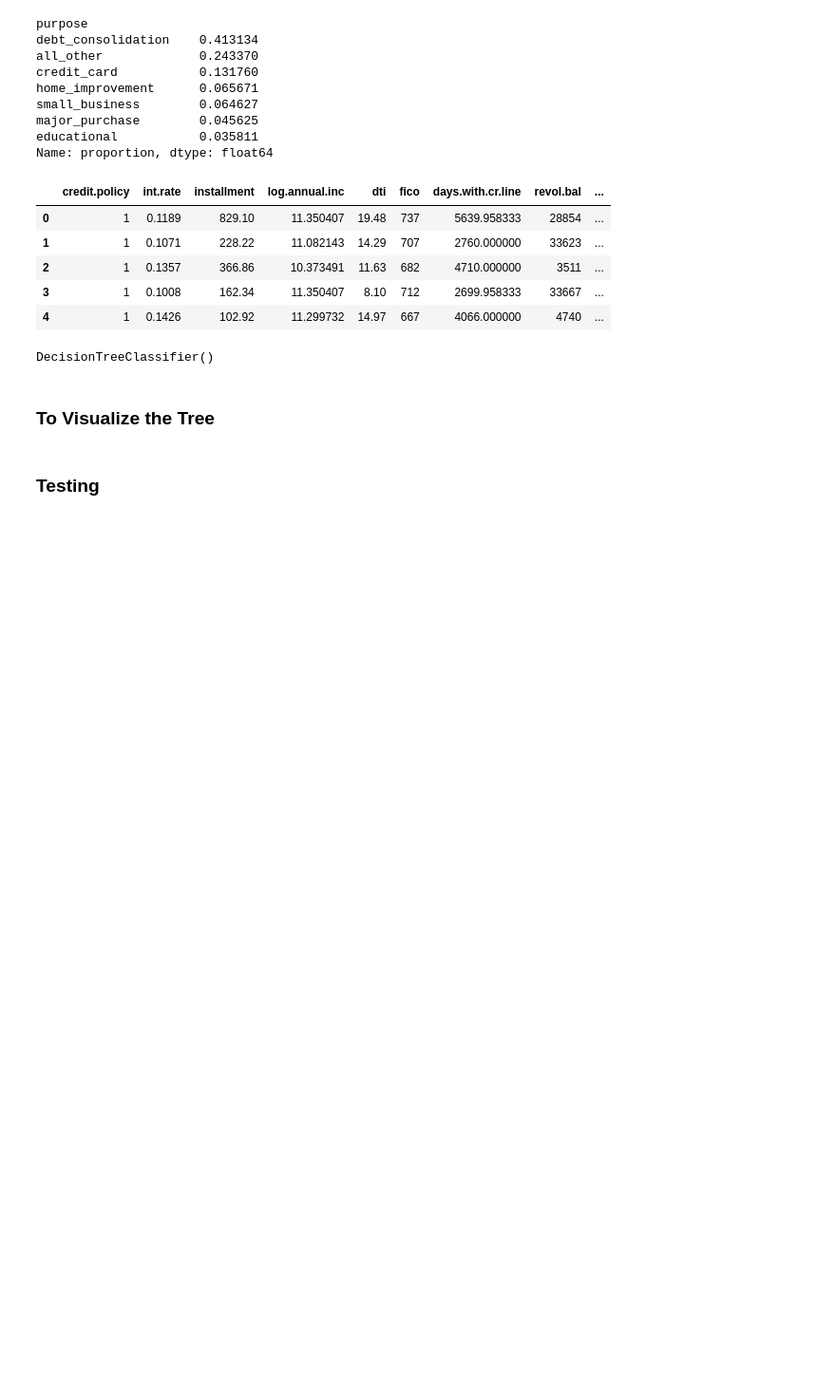
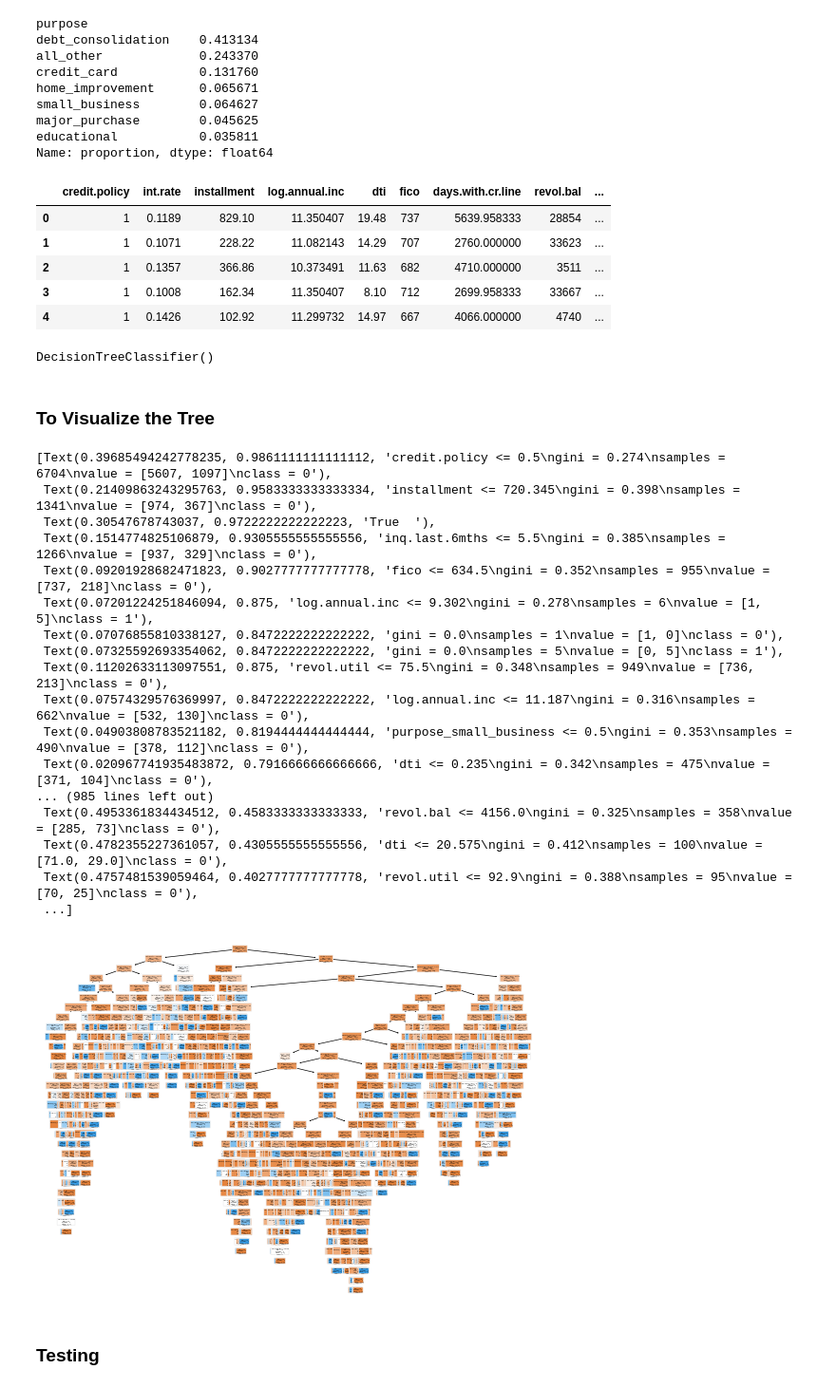
Before and after one commit to sk7-dev/IS670, a Jupyter notebook: Classes/Feb20.ipynb, the cells around one changed output. Shown at 95% size. Saved outputs shown, nothing was run; the diff lists cells and outputs as text; code cells hidden in the pictures; blank space fills up the shorter version.

```diff
--- a/Classes/Feb20.ipynb
+++ b/Classes/Feb20.ipynb
@@ -169,7 +169,26 @@ DecisionTreeClassifier()
 ### **To Visualize the Tree**
 # %%
 from sklearn.tree import plot_tree
-#plot_tree(dtree, feature_names = X_train.columns, class_names = dtree.classes_.astype(str), filled = True, rounded = True)
+plot_tree(dtree, feature_names = X_train.columns, class_names = dtree.classes_.astype(str), filled = True, rounded = True)
+# %% [output]
+[Text(0.39685494242778235, 0.9861111111111112, 'credit.policy <= 0.5\ngini = 0.274\nsamples = 6704\nvalue = [5607, 1097]\nclass = 0'),
+ Text(0.21409863243295763, 0.9583333333333334, 'installment <= 720.345\ngini = 0.398\nsamples = 1341\nvalue = [974, 367]\nclass = 0'),
+ Text(0.30547678743037, 0.9722222222222223, 'True  '),
+ Text(0.1514774825106879, 0.9305555555555556, 'inq.last.6mths <= 5.5\ngini = 0.385\nsamples = 1266\nvalue = [937, 329]\nclass = 0'),
+ Text(0.09201928682471823, 0.9027777777777778, 'fico <= 634.5\ngini = 0.352\nsamples = 955\nvalue = [737, 218]\nclass = 0'),
+ Text(0.07201224251846094, 0.875, 'log.annual.inc <= 9.302\ngini = 0.278\nsamples = 6\nvalue = [1, 5]\nclass = 1'),
+ Text(0.07076855810338127, 0.8472222222222222, 'gini = 0.0\nsamples = 1\nvalue = [1, 0]\nclass = 0'),
+ Text(0.07325592693354062, 0.8472222222222222, 'gini = 0.0\nsamples = 5\nvalue = [0, 5]\nclass = 1'),
+ Text(0.11202633113097551, 0.875, 'revol.util <= 75.5\ngini = 0.348\nsamples = 949\nvalue = [736, 213]\nclass = 0'),
+ Text(0.07574329576369997, 0.8472222222222222, 'log.annual.inc <= 11.187\ngini = 0.316\nsamples = 662\nvalue = [532, 130]\nclass = 0'),
+ Text(0.04903808783521182, 0.8194444444444444, 'purpose_small_business <= 0.5\ngini = 0.353\nsamples = 490\nvalue = [378, 112]\nclass = 0'),
+ Text(0.020967741935483872, 0.7916666666666666, 'dti <= 0.235\ngini = 0.342\nsamples = 475\nvalue = [371, 104]\nclass = 0'),
+... (985 lines left out)
+ Text(0.4953361834434512, 0.4583333333333333, 'revol.bal <= 4156.0\ngini = 0.325\nsamples = 358\nvalue = [285, 73]\nclass = 0'),
+ Text(0.4782355227361057, 0.4305555555555556, 'dti <= 20.575\ngini = 0.412\nsamples = 100\nvalue = [71.0, 29.0]\nclass = 0'),
+ Text(0.4757481539059464, 0.4027777777777778, 'revol.util <= 92.9\ngini = 0.388\nsamples = 95\nvalue = [70, 25]\nclass = 0'),
+ ...]
+[figure, added]
 # %% [markdown]
 ### **Testing**
 # %%
```
Also changed, not shown: parts of 2 cells of this notebook, 2 other files.
